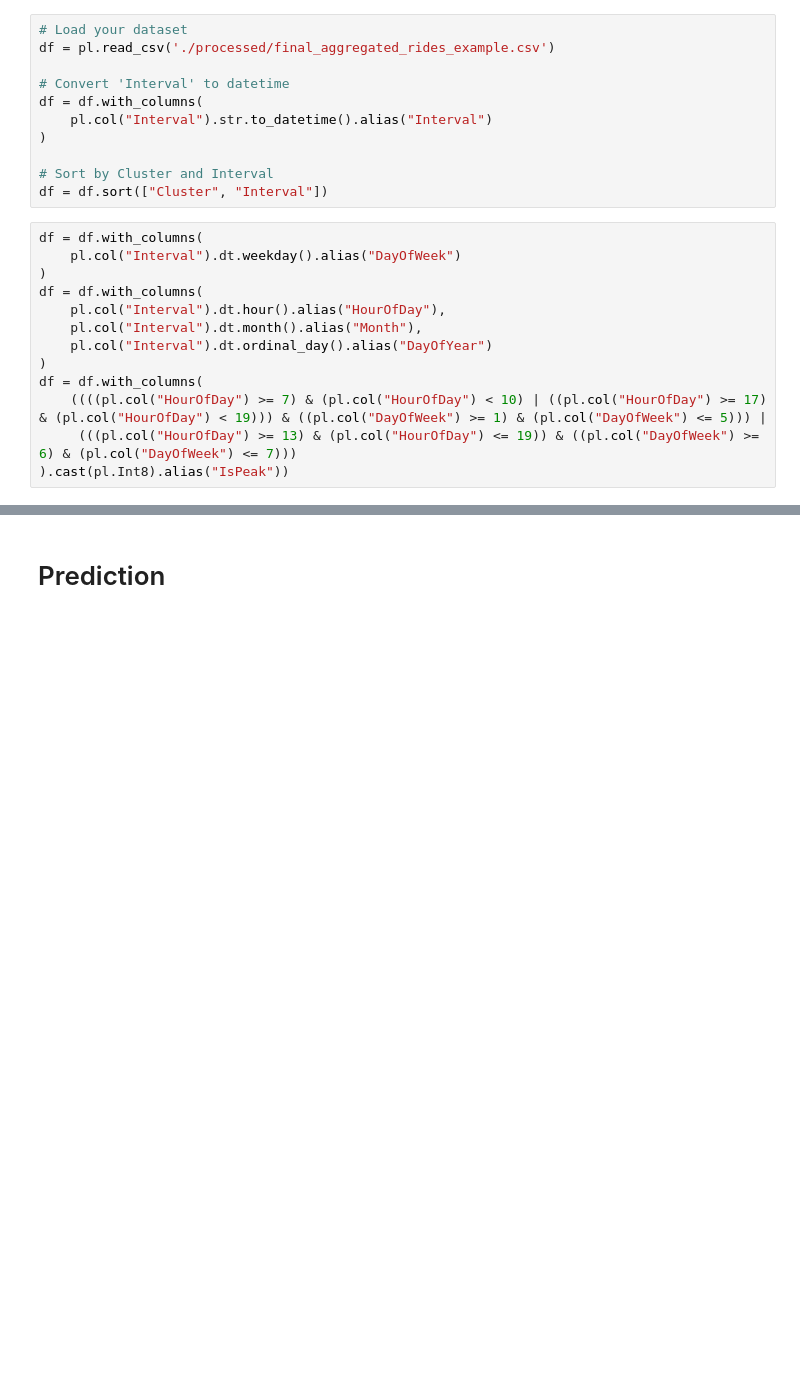
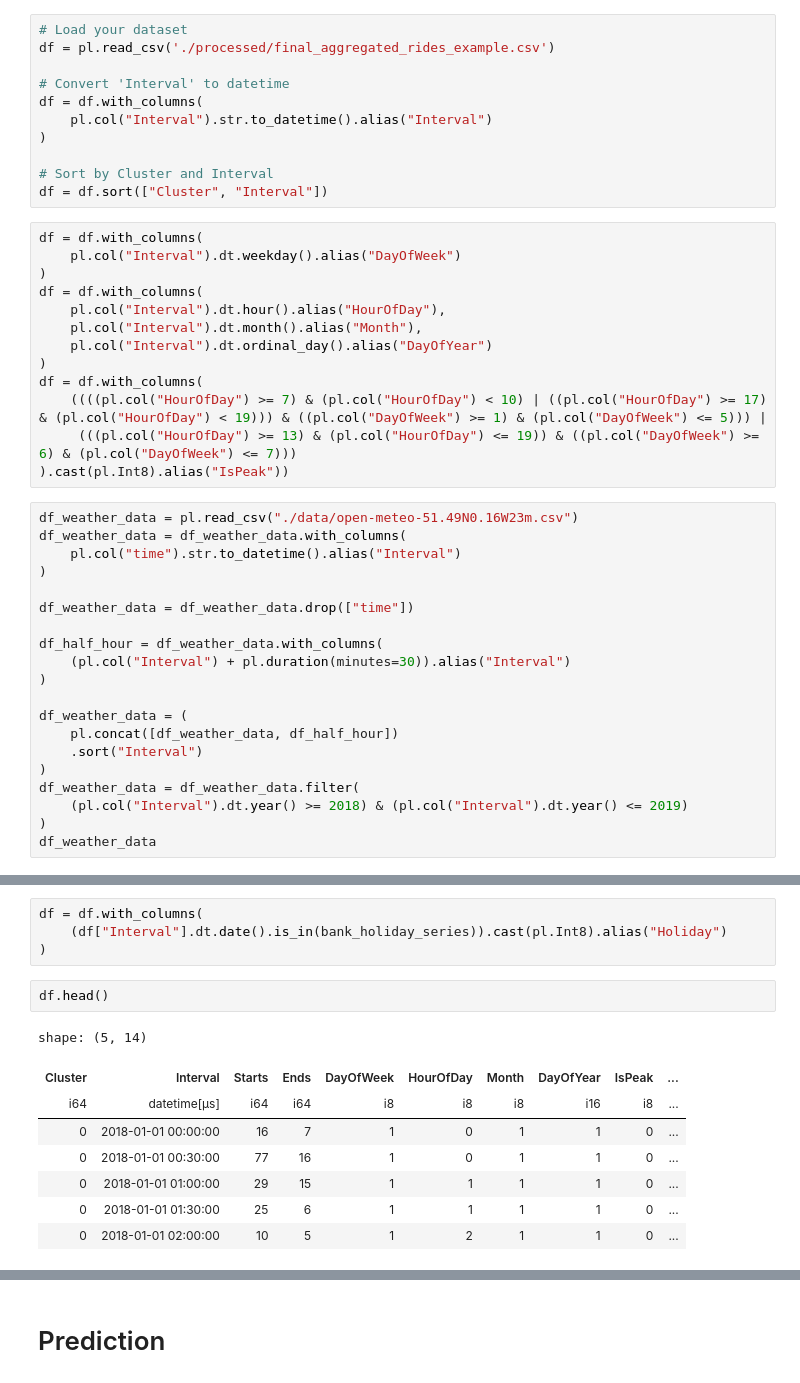
Before and after one commit to kozlowskihubert/london-city-bikes, a Jupyter notebook: training_model.ipynb, the cells around one changed output, grey strips where cells are left out. Drawn from its saved outputs; the diff is of its cells as text; blank space fills up the shorter version.

```diff
--- a/training_model.ipynb
+++ b/training_model.ipynb
@@ -35,3 +38,23 @@ df = df.with_columns(
     ((((pl.col("HourOfDay") >= 7) & (pl.col("HourOfDay") < 10) | ((pl.col("HourOfDay") >= 17) & (pl.col("HourOfDay") < 19))) & ((pl.col("DayOfWeek") >= 1) & (pl.col("DayOfWeek") <= 5))) |
      (((pl.col("HourOfDay") >= 13) & (pl.col("HourOfDay") <= 19)) & ((pl.col("DayOfWeek") >= 6) & (pl.col("DayOfWeek") <= 7)))
 ).cast(pl.Int8).alias("IsPeak"))
+# %%
+df_weather_data = pl.read_csv("./data/open-meteo-51.49N0.16W23m.csv")
+df_weather_data = df_weather_data.with_columns(
+    pl.col("time").str.to_datetime().alias("Interval")
+)
+
+df_weather_data = df_weather_data.drop(["time"])
+
+df_half_hour = df_weather_data.with_columns(
+    (pl.col("Interval") + pl.duration(minutes=30)).alias("Interval")
+)
+
+df_weather_data = (
+    pl.concat([df_weather_data, df_half_hour])
+    .sort("Interval")
+)
+df_weather_data = df_weather_data.filter(
+    (pl.col("Interval").dt.year() >= 2018) & (pl.col("Interval").dt.year() <= 2019)
+)
+df_weather_data
@@ -38 +100,16 @@ df = df.with_columns(
+# %%
+df = df.with_columns(
+    (df["Interval"].dt.date().is_in(bank_holiday_series)).cast(pl.Int8).alias("Holiday")
+)
+# %%
+df.head()
+# %% [output]
+shape: (5, 14)
+| Cluster | Interval | Starts | Ends | DayOfWeek | HourOfDay | Month | DayOfYear | IsPeak | ... |
+| i64 | datetime[μs] | i64 | i64 | i8 | i8 | i8 | i16 | i8 | ... |
+| 0 | 2018-01-01 00:00:00 | 16 | 7 | 1 | 0 | 1 | 1 | 0 | ... |
+| 0 | 2018-01-01 00:30:00 | 77 | 16 | 1 | 0 | 1 | 1 | 0 | ... |
+| 0 | 2018-01-01 01:00:00 | 29 | 15 | 1 | 1 | 1 | 1 | 0 | ... |
+| 0 | 2018-01-01 01:30:00 | 25 | 6 | 1 | 1 | 1 | 1 | 0 | ... |
+| 0 | 2018-01-01 02:00:00 | 10 | 5 | 1 | 2 | 1 | 1 | 0 | ... |
 # %%
```
Also changed, not shown: parts of 17 cells of this notebook.
